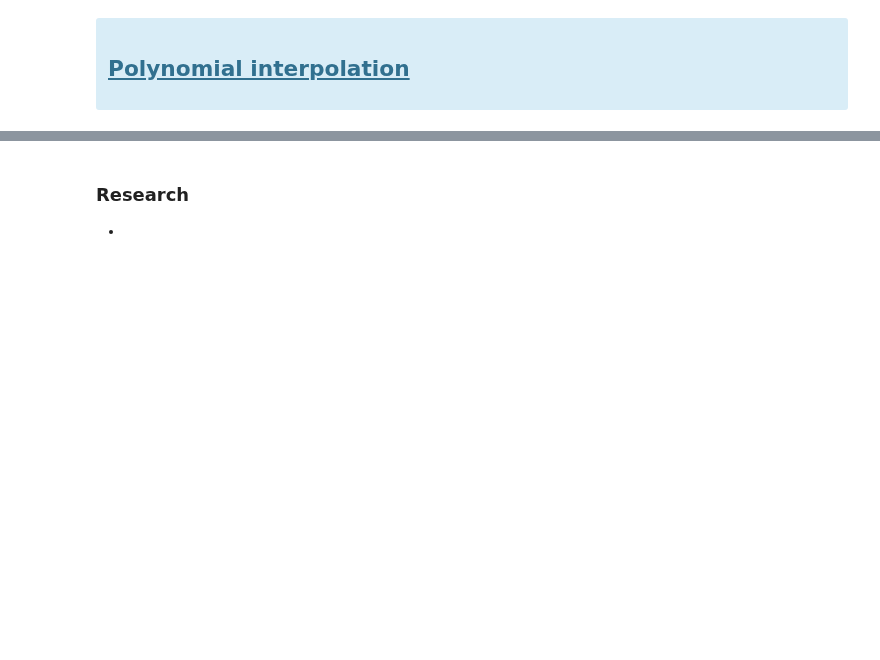
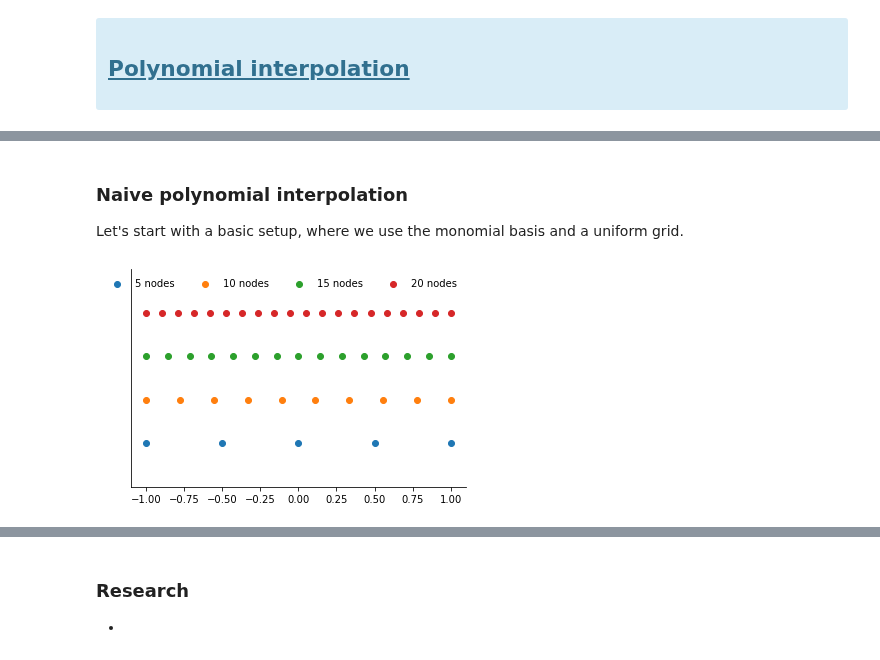
Before and after one commit to OpenSourceEconomics/ose-course-scientific-computing, a Jupyter notebook: lectures/approximation/notebook.ipynb, the cells around one changed output, grey strips where cells are left out. Saved outputs shown, nothing was run; the diff lists cells and outputs as text; code cells hidden in the pictures; blank space fills up the shorter version.

```diff
--- a/lectures/approximation/notebook.ipynb
+++ b/lectures/approximation/notebook.ipynb
@@ -94,0 +78,8 @@ ax.legend()
+# %% [markdown]
+###  Naive polynomial interpolation
+
+Let's start with a basic setup, where we use the monomial basis and a uniform grid.
+# %%
+plot_approximation_nodes([5, 10, 15, 20], strategy="uniform")
+# %% [output]
+[figure, added]
```
Also changed, not shown: parts of 31 cells of this notebook, 6 other files.
